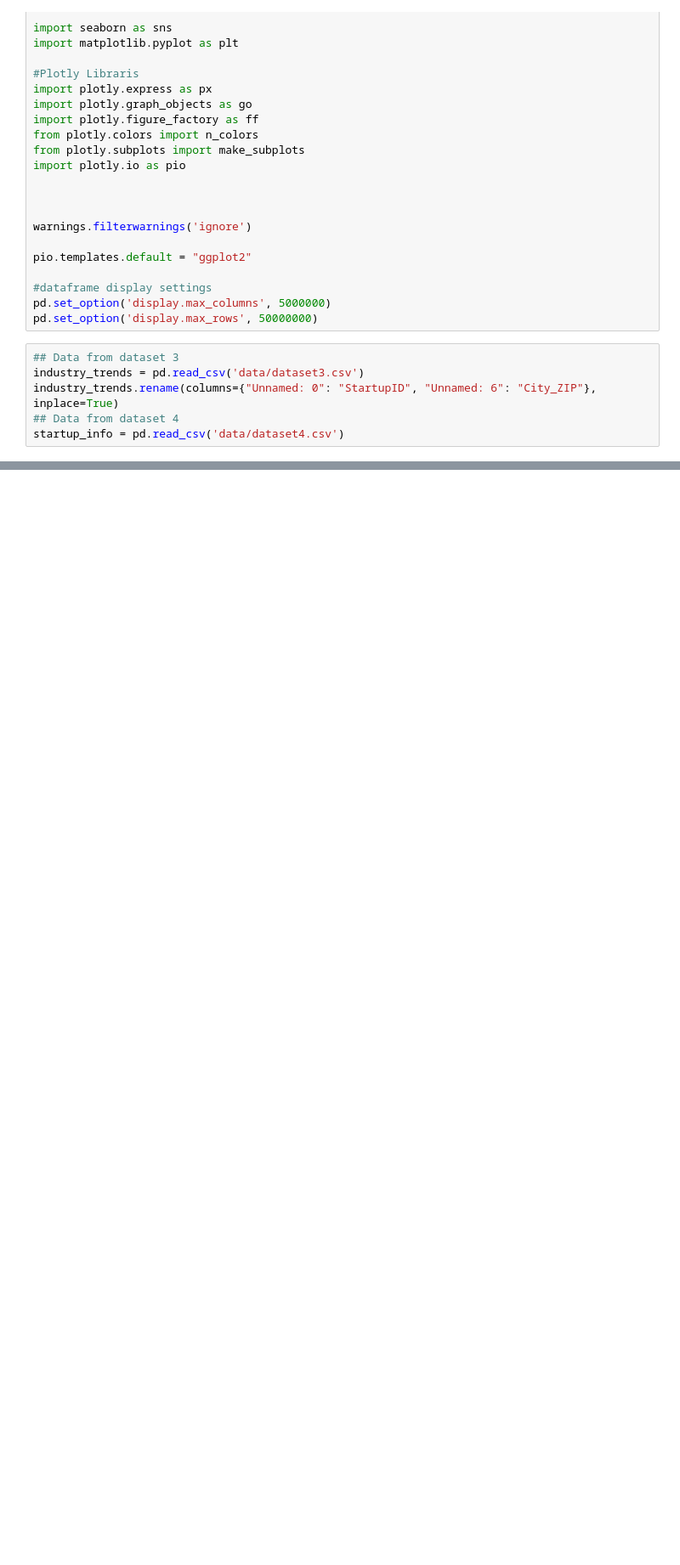
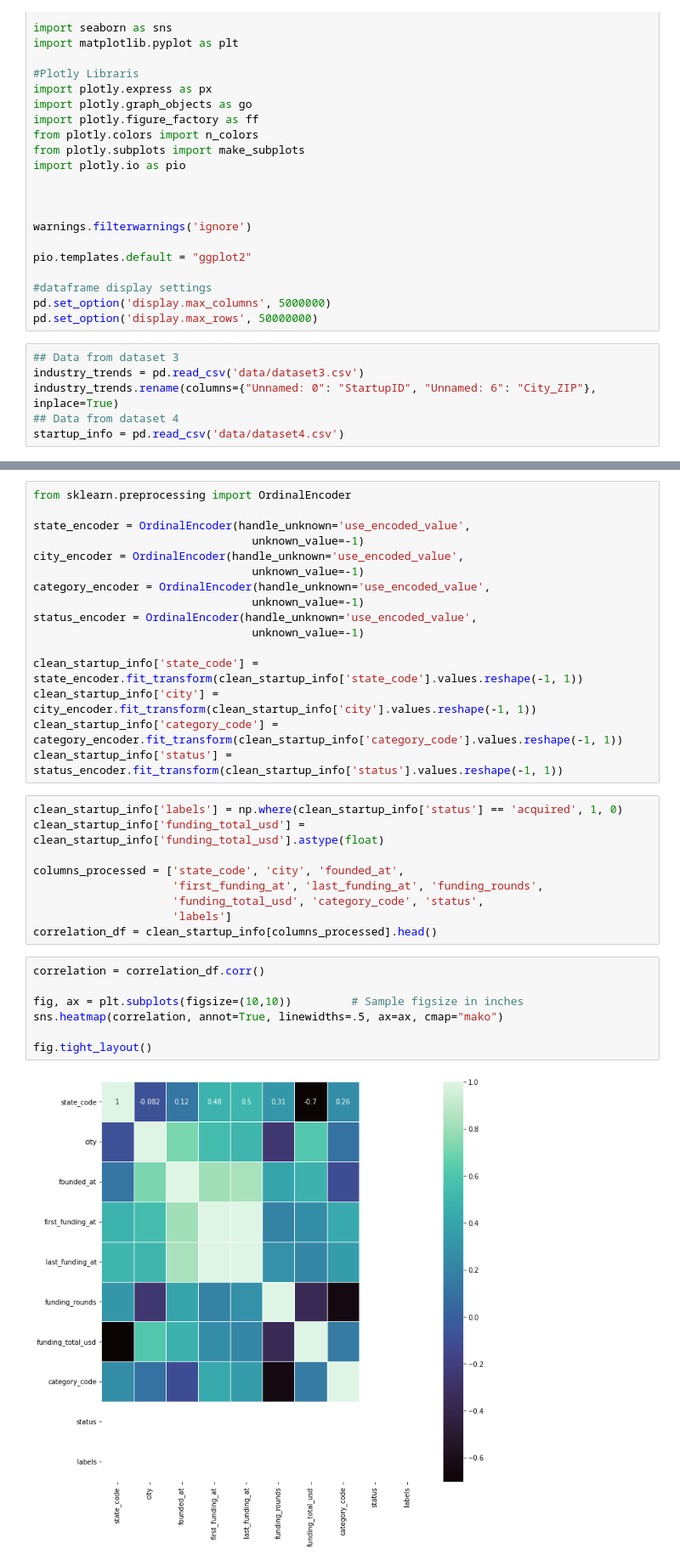
Before and after one commit to MarcLlopart/VC-Investments-Analysis, a Jupyter notebook: 1_1_correlations.ipynb, the cells around one changed output, grey strips where cells are left out. Shown at 85% size. Saved outputs shown, nothing was run; the diff lists cells and outputs as text; blank space fills up the shorter version.

```diff
--- a/1_1_correlations.ipynb
+++ b/1_1_correlations.ipynb
@@ -102,0 +114,34 @@ NameError: name 'correlation_matrix' is not defined
+# %%
+from sklearn.preprocessing import OrdinalEncoder
+
+state_encoder = OrdinalEncoder(handle_unknown='use_encoded_value',
+                                 unknown_value=-1)
+city_encoder = OrdinalEncoder(handle_unknown='use_encoded_value',
+                                 unknown_value=-1)
+category_encoder = OrdinalEncoder(handle_unknown='use_encoded_value',
+                                 unknown_value=-1)
+status_encoder = OrdinalEncoder(handle_unknown='use_encoded_value',
+                                 unknown_value=-1)
+
+clean_startup_info['state_code'] = state_encoder.fit_transform(clean_startup_info['state_code'].values.reshape(-1, 1))
+clean_startup_info['city'] = city_encoder.fit_transform(clean_startup_info['city'].values.reshape(-1, 1))
+clean_startup_info['category_code'] = category_encoder.fit_transform(clean_startup_info['category_code'].values.reshape(-1, 1))
+clean_startup_info['status'] = status_encoder.fit_transform(clean_startup_info['status'].values.reshape(-1, 1))
+# %%
+clean_startup_info['labels'] = np.where(clean_startup_info['status'] == 'acquired', 1, 0)
+clean_startup_info['funding_total_usd'] = clean_startup_info['funding_total_usd'].astype(float)
+
+columns_processed = ['state_code', 'city', 'founded_at',
+                     'first_funding_at', 'last_funding_at', 'funding_rounds',
+                     'funding_total_usd', 'category_code', 'status',
+                     'labels']
+correlation_df = clean_startup_info[columns_processed].head()
+# %%
+correlation = correlation_df.corr()
+
+fig, ax = plt.subplots(figsize=(10,10))         # Sample figsize in inches
+sns.heatmap(correlation, annot=True, linewidths=.5, ax=ax, cmap="mako")
+
+fig.tight_layout()
+# %% [output]
+[figure, added]
```
Also changed, not shown: parts of 9 cells of this notebook, 2 other files.
